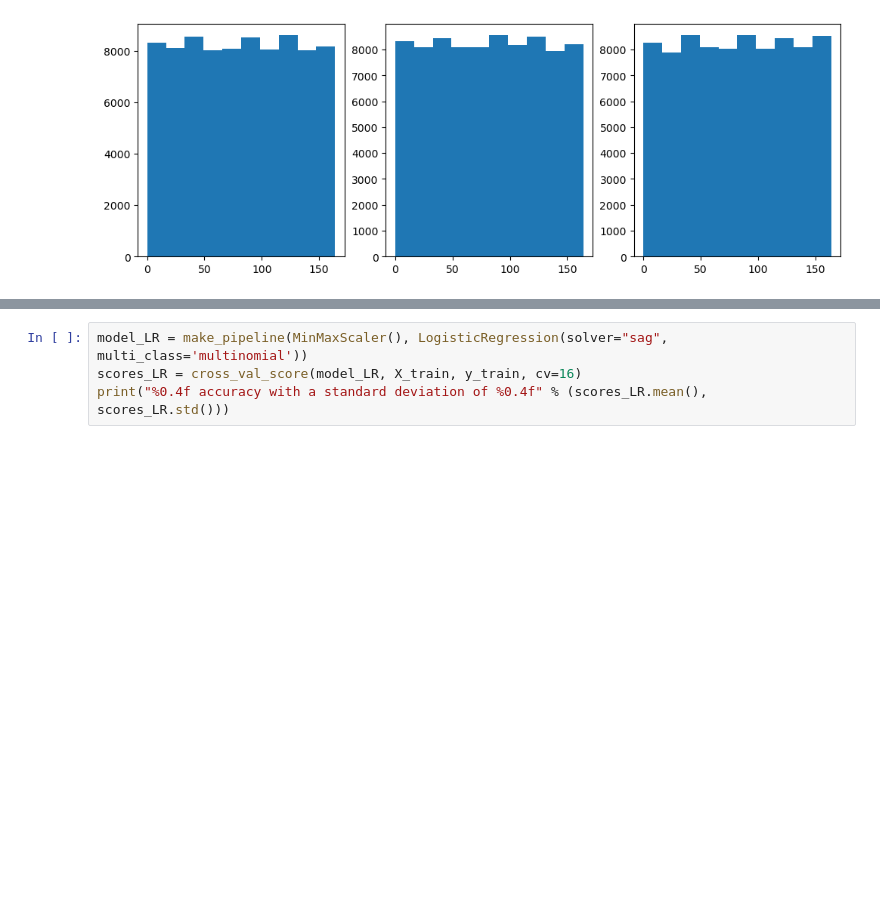
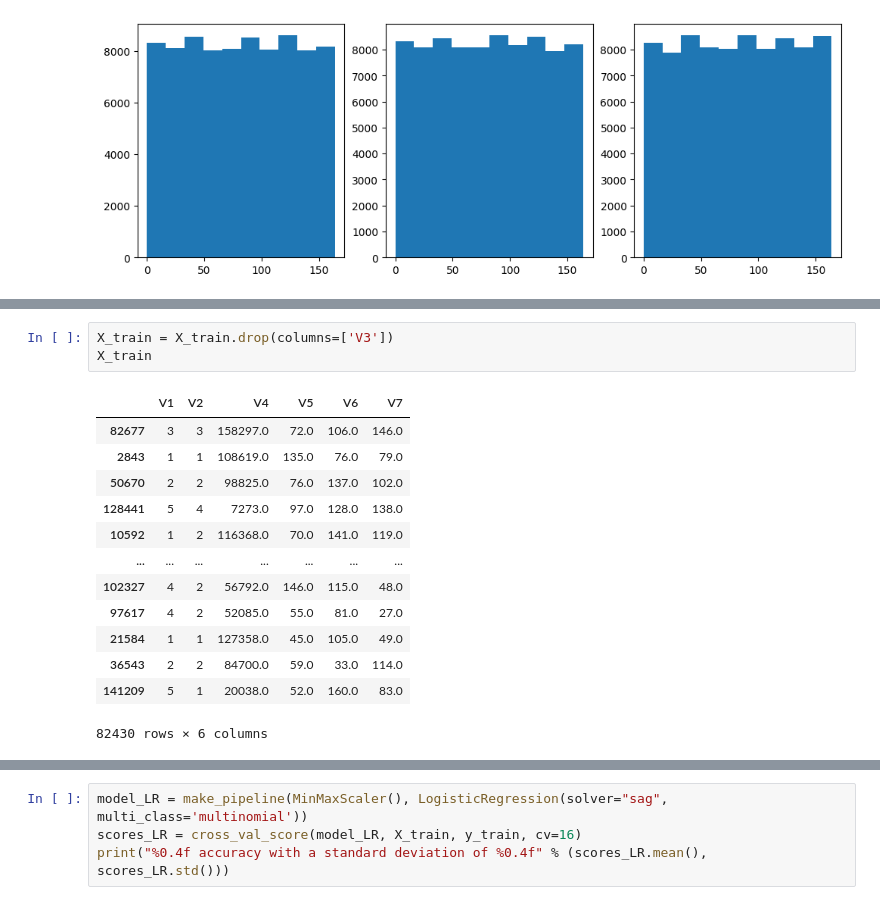
Before and after one commit to V-ivan11/Modelado, a Jupyter notebook: Practicas/4 - Overfitting.ipynb, the cells around one changed output, grey strips where cells are left out. Drawn from its saved outputs; the diff is of its cells as text; blank space fills up the shorter version.

```diff
--- a/Practicas/4 - Overfitting.ipynb
+++ b/Practicas/4 - Overfitting.ipynb
@@ -139,0 +178,17 @@ for i, col in enumerate(columns):
+# %%
+X_train = X_train.drop(columns=['V3'])
+X_train
+# %% [output]
+|  | V1 | V2 | V4 | V5 | V6 | V7 |
+| 82677 | 3 | 3 | 158297.0 | 72.0 | 106.0 | 146.0 |
+| 2843 | 1 | 1 | 108619.0 | 135.0 | 76.0 | 79.0 |
+| 50670 | 2 | 2 | 98825.0 | 76.0 | 137.0 | 102.0 |
+| 128441 | 5 | 4 | 7273.0 | 97.0 | 128.0 | 138.0 |
+| 10592 | 1 | 2 | 116368.0 | 70.0 | 141.0 | 119.0 |
+| ... | ... | ... | ... | ... | ... | ... |
+| 102327 | 4 | 2 | 56792.0 | 146.0 | 115.0 | 48.0 |
+| 97617 | 4 | 2 | 52085.0 | 55.0 | 81.0 | 27.0 |
+| 21584 | 1 | 1 | 127358.0 | 45.0 | 105.0 | 49.0 |
+| 36543 | 2 | 2 | 84700.0 | 59.0 | 33.0 | 114.0 |
+| 141209 | 5 | 1 | 20038.0 | 52.0 | 160.0 | 83.0 |
+82430 rows × 6 columns
```
Also changed, not shown: parts of 14 cells of this notebook.
